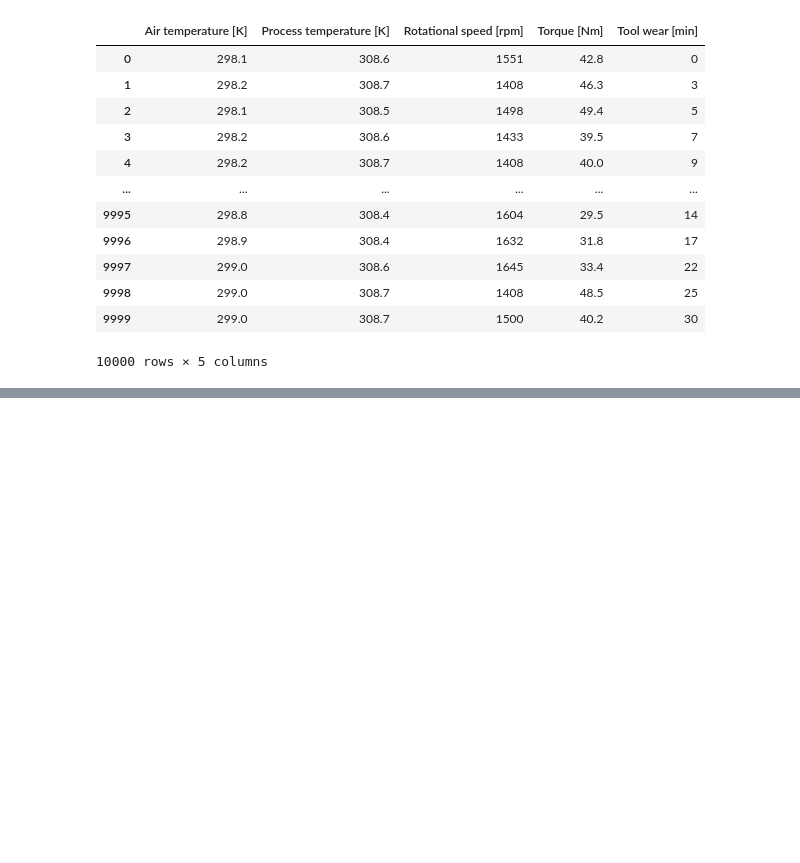
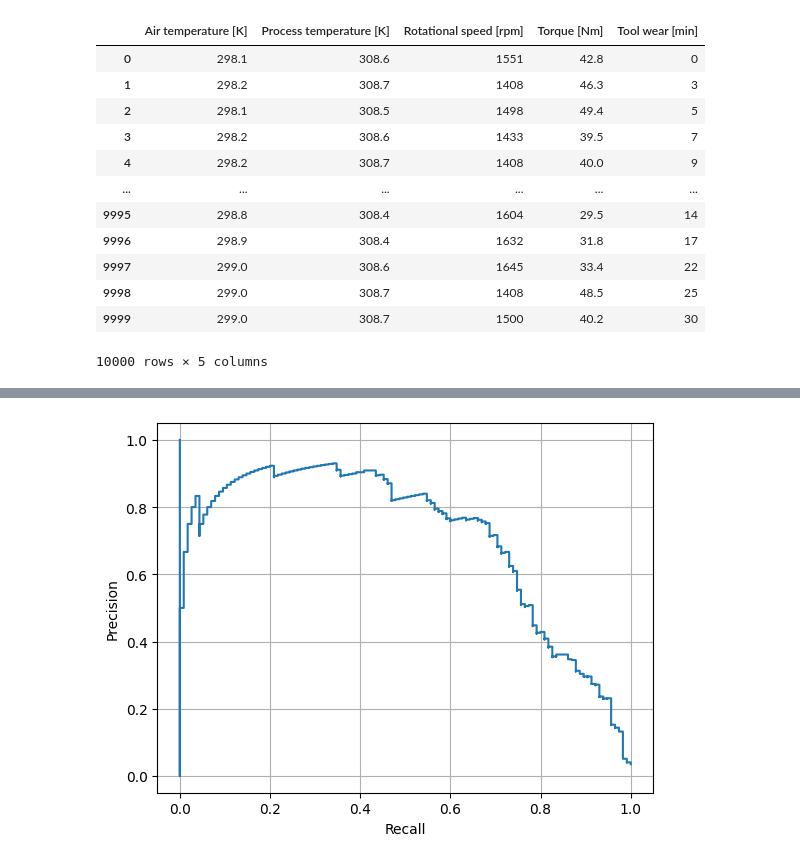
Before and after one commit to Sebastian1981/CBM_DataSimulator, a Jupyter notebook: notebooks/eda.ipynb, the cells around one changed output, grey strips where cells are left out. Cells and saved outputs as stored; diff of their text form; code cells hidden in the pictures; blank space fills up the shorter version.

```diff
--- a/notebooks/eda.ipynb
+++ b/notebooks/eda.ipynb
@@ -112,0 +110,8 @@ array([[3172,   13],
+# %%
+# precision recall curve
+y_score = clf.decision_function(X_test)
+prec, recall, _ = precision_recall_curve(y_test, y_score, pos_label=clf.classes_[1])
+pr_display = PrecisionRecallDisplay(precision=prec, recall=recall).plot()
+plt.grid()
+# %% [output]
+[figure, added]
```
Also changed, not shown: parts of 23 cells of this notebook.
